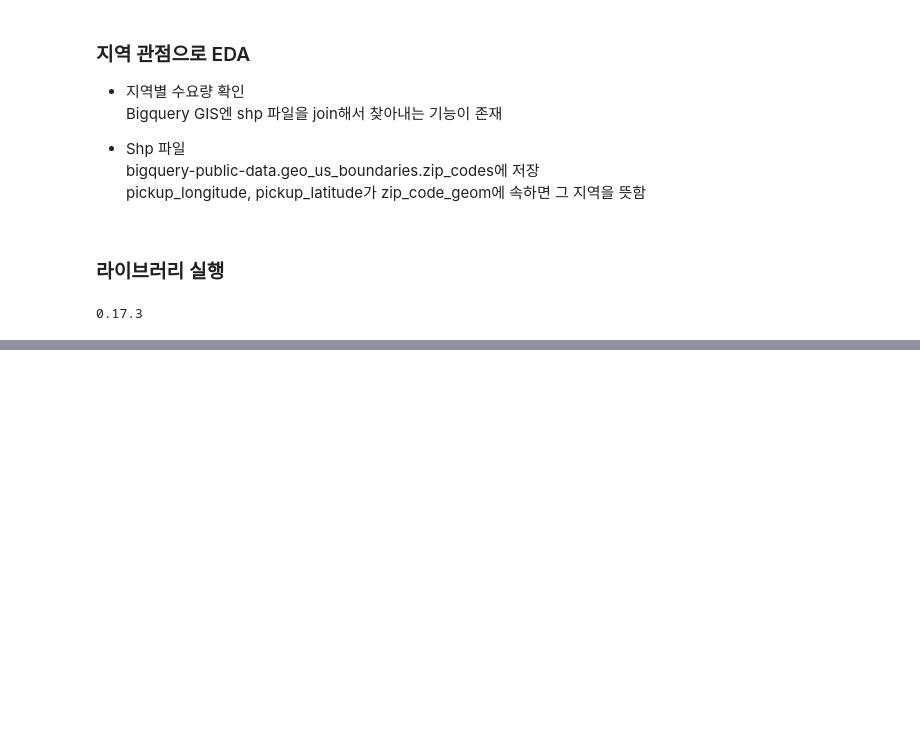
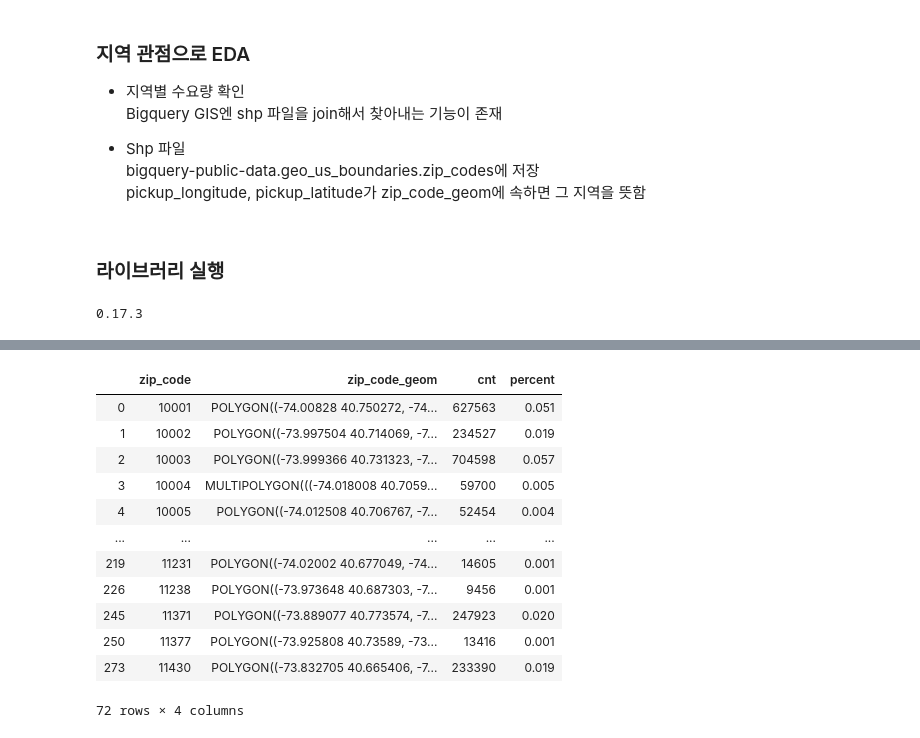
Before and after one commit to jeonprize/New_york_demand_forecasting, a Jupyter notebook: EDA ( Region ).ipynb, the cells around one changed output, grey strips where cells are left out. Saved outputs shown, nothing was run; the diff lists cells and outputs as text; code cells hidden in the pictures; blank space fills up the shorter version.

```diff
--- a/EDA ( Region ).ipynb
+++ b/EDA ( Region ).ipynb
@@ -56,0 +100,17 @@ df = pd.read_gbq(query=query, dialect='standard', project_id='new-york-taxi-3095
+# %%
+filter_zip_code = zip_code_agg_df[zip_code_agg_df['percent'] > 0.000]
+filter_zip_code
+# %% [output]
+|  | zip_code | zip_code_geom | cnt | percent |
+| 0 | 10001 | POLYGON((-74.00828 40.750272, -74... | 627563 | 0.051 |
+| 1 | 10002 | POLYGON((-73.997504 40.714069, -7... | 234527 | 0.019 |
+| 2 | 10003 | POLYGON((-73.999366 40.731323, -7... | 704598 | 0.057 |
+| 3 | 10004 | MULTIPOLYGON(((-74.018008 40.7059... | 59700 | 0.005 |
+| 4 | 10005 | POLYGON((-74.012508 40.706767, -7... | 52454 | 0.004 |
+| ... | ... | ... | ... | ... |
+| 219 | 11231 | POLYGON((-74.02002 40.677049, -74... | 14605 | 0.001 |
+| 226 | 11238 | POLYGON((-73.973648 40.687303, -7... | 9456 | 0.001 |
+| 245 | 11371 | POLYGON((-73.889077 40.773574, -7... | 247923 | 0.020 |
+| 250 | 11377 | POLYGON((-73.925808 40.73589, -73... | 13416 | 0.001 |
+| 273 | 11430 | POLYGON((-73.832705 40.665406, -7... | 233390 | 0.019 |
+72 rows × 4 columns
```
Also changed, not shown: parts of 6 cells of this notebook.
